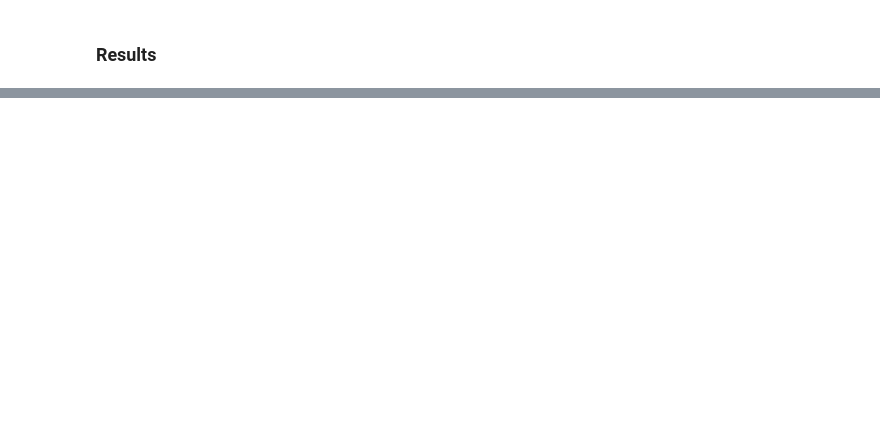
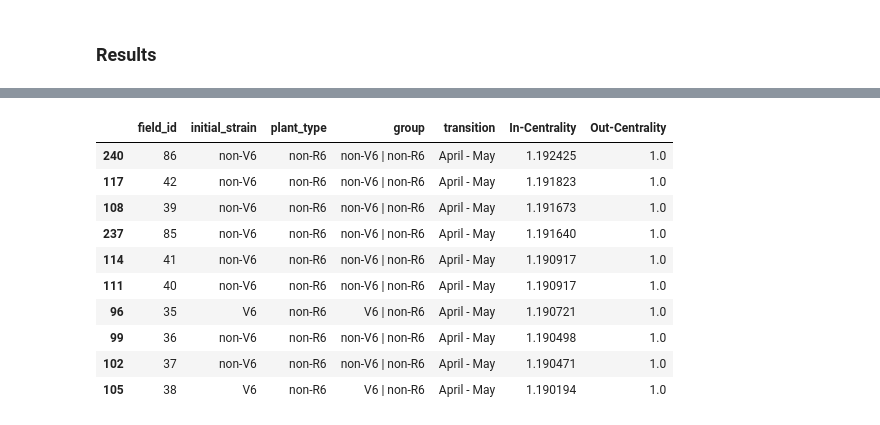
Before and after one commit to hawktre/CS_546_FinalProject, a Jupyter notebook: notebooks/4-network-analysis-finalproject.ipynb, the cells around one changed output, grey strips where cells are left out. Drawn from its saved outputs; the diff is of its cells as text; code cells hidden in the pictures; blank space fills up the shorter version.

```diff
--- a/notebooks/4-network-analysis-finalproject.ipynb
+++ b/notebooks/4-network-analysis-finalproject.ipynb
@@ -319,22 +385,107 @@ deg_disributions_df[["name", "alpha", "k_min", "p_value"]].head(n)
 # %%
+#| label: tbl-katz-centrality-in
+#| tbl-cap: "Top 10 nodes by Katz in-centrality across all transition periods, with metadata attributes."
+
+#Function to compute spectral radius of an adjacency matrix
 def spectral_radius(adj_matrix: np.ndarray):
     #Get eigenvalues
     eigenvalues = np.linalg.eigvals(adj_matrix)
     #return the maximum absolute value
     return np.max(np.abs(eigenvalues))
 
+#Function to compute Katz centrality given an adjacency matrix and alpha parameter
 def katz_centrality(adj_matrix: np.ndarray, alpha: float, out = True):
     #Number of nodes
     n = adj_matrix.shape[0]
 
     #Identity matrix of appropriate size
     I = np.eye(n)
 
     #Transpose if calculating out-centrality
     if out:
         adj_matrix = adj_matrix.T
 
-    #Compute Katz centrality using the formula: (I - alpha * A^T)^(-1) - 1 (-1 to recenter)
-    centrality = np.linalg.solve(I - alpha * adj_matrix, np.ones(n)) - 1
+    #Compute Katz centrality using the formula: (I - alpha * A^T)^(-1)
+    centrality = np.linalg.solve(I - alpha * adj_matrix, np.ones(n))
 
     return centrality
+
+#Compute alpha for each transition
+a_apr_may = 0.01 / spectral_radius(apr_may)
+a_may_jun = 0.01 / spectral_radius(may_jun)
+a_jun_jul = 0.01 / spectral_radius(jun_jul)
+
+#Compute Katz centrality for in- and out-centrality for each transition
+## April - May
+katz_out_apr_may = pd.DataFrame(katz_centrality(apr_may, a_apr_may), columns=["katz"], index=labels).sort_values("katz", ascending=False)
+katz_in_apr_may = pd.DataFrame(katz_centrality(apr_may, a_apr_may, out=False), columns=["katz"], index=labels).sort_values("katz", ascending=False)
+
+## May - June
+katz_out_may_jun = pd.DataFrame(katz_centrality(may_jun, a_may_jun), columns=["katz"], index=labels).sort_values("katz", ascending=False)
+katz_in_may_jun = pd.DataFrame(katz_centrality(may_jun, a_may_jun, out=False), columns=["katz"], index=labels).sort_values("katz", ascending=False)
+
+## June - July
+katz_out_jun_jul = pd.DataFrame(katz_centrality(jun_jul, a_jun_jul), columns=["katz"], index=labels).sort_values("katz", ascending=False)
+katz_in_jun_jul = pd.DataFrame(katz_centrality(jun_jul, a_jun_jul, out=False), columns=["katz"], index=labels).sort_values("katz", ascending=False)
+
+# Merge Katz centrality results with metadata to get field attributes for top-ranked nodes
+## April - May
+katz_in_apr_may = katz_in_apr_may.merge(meta_2017[["field_id", "initial_strain", "plant_type"]], how="left", left_on="field_id", right_on="field_id")
+katz_in_apr_may["group"] = katz_in_apr_may["initial_strain"] + " | " + katz_in_apr_may["plant_type"]
+katz_in_apr_may = katz_in_apr_may.drop_duplicates()
+
+katz_out_apr_may = katz_out_apr_may.merge(meta_2017[["field_id", "initial_strain", "plant_type"]], how="left", left_on="field_id", right_on="field_id")
+katz_out_apr_may["group"] = katz_out_apr_may["initial_strain"] + " | " + katz_out_apr_may["plant_type"]
+katz_out_apr_may = katz_out_apr_may.drop_duplicates()
+## May - June
+katz_in_may_jun = katz_in_may_jun.merge(meta_2017[["field_id", "initial_strain", "plant_type"]], how="left", left_on="field_id", right_on="field_id")
+katz_in_may_jun["group"] = katz_in_may_jun["initial_strain"] + " | " + katz_in_may_jun["plant_type"]
+katz_in_may_jun = katz_in_may_jun.drop_duplicates()
+
+katz_out_may_jun = katz_out_may_jun.merge(meta_2017[["field_id", "initial_strain", "plant_type"]], how="left", left_on="field_id", right_on="field_id")
+katz_out_may_jun["group"] = katz_out_may_jun["initial_strain"] + " | " + katz_out_may_jun["plant_type"]
+katz_out_may_jun = katz_out_may_jun.drop_duplicates()
+
+## June - July
+katz_in_jun_jul = katz_in_jun_jul.merge(meta_2017[["field_id", "initial_strain", "plant_type"]], how="left", left_on="field_id", right_on="field_id")
+katz_in_jun_jul["group"] = katz_in_jun_jul["initial_strain"] + " | " + katz_in_jun_jul["plant_type"]
+katz_in_jun_jul = katz_in_jun_jul.drop_duplicates()
+
+katz_out_jun_jul = katz_out_jun_jul.merge(meta_2017[["field_id", "initial_strain", "plant_type"]], how="left", left_on="field_id", right_on="field_id")
+katz_out_jun_jul["group"] = katz_out_jun_jul["initial_strain"] + " | " + katz_out_jun_jul["plant_type"]
+katz_out_jun_jul = katz_out_jun_jul.drop_duplicates()
+
+# Merge them all into a single DataFrame for easier comparison
+katz_in_apr_may["transition"] = "April - May"
+katz_in_apr_may["direction"] = "In-Centrality"
+katz_out_apr_may["transition"] = "April - May"
+katz_out_apr_may["direction"] = "Out-Centrality"
+
+katz_in_may_jun["transition"] = "May - June"
+katz_in_may_jun["direction"] = "In-Centrality"
+katz_out_may_jun["transition"] = "May - June"
+katz_out_may_jun["direction"] = "Out-Centrality"
+
+katz_in_jun_jul["transition"] = "June - July"
+katz_in_jun_jul["direction"] = "In-Centrality"
+katz_out_jun_jul["transition"] = "June - July"
+katz_out_jun_jul["direction"] = "Out-Centrality"
+
+katz_all = pd.concat([katz_in_apr_may, katz_out_apr_may, katz_in_may_jun, katz_out_may_jun, katz_in_jun_jul, katz_out_jun_jul], ignore_index=True)
+
+#Pivot wider to have separate columns for in- and out-centrality
+katz_pivot = katz_all.pivot_table(index=["field_id", "initial_strain", "plant_type", "group", "transition"], columns="direction", values="katz").reset_index()
+katz_pivot.columns.name = None  # remove the aggregation name
+katz_pivot.drop_duplicates().sort_values(["In-Centrality"], ascending=[False]).head(10)
+# %% [output]
+|  | field_id | initial_strain | plant_type | group | transition | In-Centrality | Out-Centrality |
+| 240 | 86 | non-V6 | non-R6 | non-V6 | non-R6 | April - May | 1.192425 | 1.0 |
+| 117 | 42 | non-V6 | non-R6 | non-V6 | non-R6 | April - May | 1.191823 | 1.0 |
+| 108 | 39 | non-V6 | non-R6 | non-V6 | non-R6 | April - May | 1.191673 | 1.0 |
+| 237 | 85 | non-V6 | non-R6 | non-V6 | non-R6 | April - May | 1.191640 | 1.0 |
+| 114 | 41 | non-V6 | non-R6 | non-V6 | non-R6 | April - May | 1.190917 | 1.0 |
+| 111 | 40 | non-V6 | non-R6 | non-V6 | non-R6 | April - May | 1.190917 | 1.0 |
+| 96 | 35 | V6 | non-R6 | V6 | non-R6 | April - May | 1.190721 | 1.0 |
+| 99 | 36 | non-V6 | non-R6 | non-V6 | non-R6 | April - May | 1.190498 | 1.0 |
+| 102 | 37 | non-V6 | non-R6 | non-V6 | non-R6 | April - May | 1.190471 | 1.0 |
+| 105 | 38 | V6 | non-R6 | V6 | non-R6 | April - May | 1.190194 | 1.0 |
```
Also changed, not shown: parts of 22 cells of this notebook, 1 other file.
